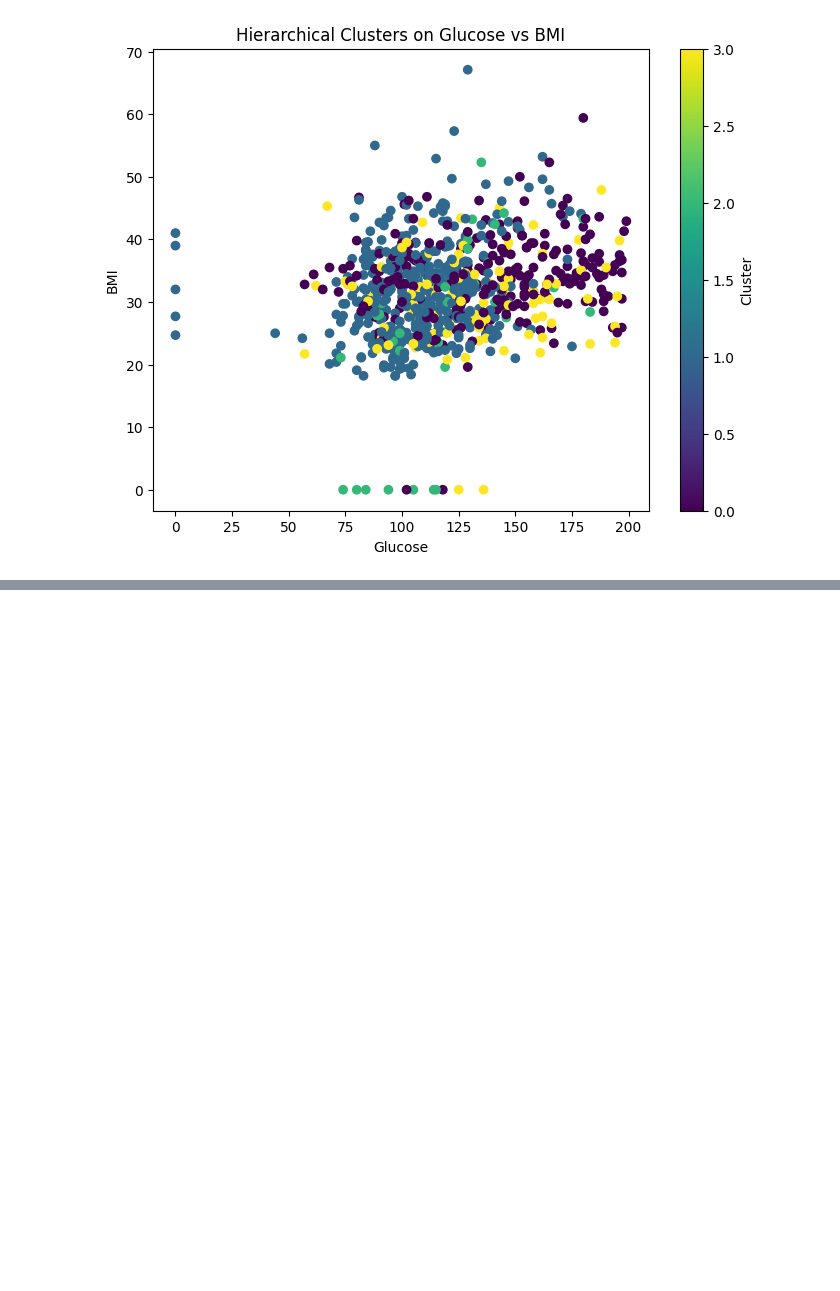
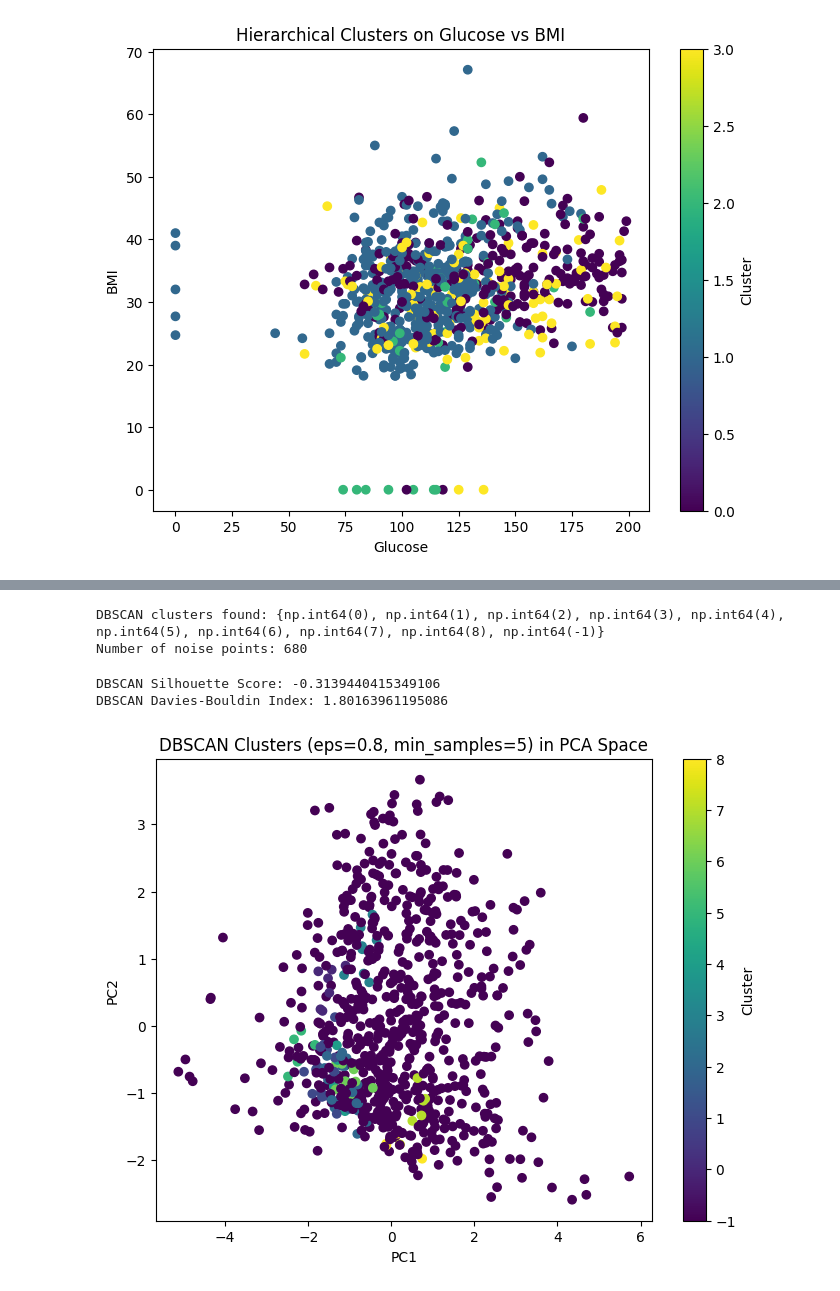
Before and after one commit to mayoayileka09/Diabetes_ML_Analysis, a Jupyter notebook: notebooks/Notebook.ipynb, the cells around one changed output, grey strips where cells are left out. Cells and saved outputs as stored; diff of their text form; code cells hidden in the pictures; blank space fills up the shorter version.

```diff
--- a/notebooks/Notebook.ipynb
+++ b/notebooks/Notebook.ipynb
@@ -265,0 +266,41 @@ eps=0.7, min_samples=10, clusters=1, outliers=768, silhouette=None, dbi=None
+# %%
+best_eps = 0.8
+best_min_samples = 5
+
+dbscan = DBSCAN(eps=best_eps, min_samples=best_min_samples)
+db_labels = dbscan.fit_predict(X)
+
+df_processed["dbscan_cluster"] = db_labels
+
+unique_clusters = set(db_labels)
+print("DBSCAN clusters found:", unique_clusters)
+print("Number of noise points:", np.sum(db_labels == -1))
+# %% [output]
+DBSCAN clusters found: {np.int64(0), np.int64(1), np.int64(2), np.int64(3), np.int64(4), np.int64(5), np.int64(6), np.int64(7), np.int64(8), np.int64(-1)}
+Number of noise points: 680
+# %%
+if len(unique_clusters) > 1 and np.sum(db_labels != -1) > 0:
+    sil_score_db = silhouette_score(X, db_labels)
+    db_index_dbscan = davies_bouldin_score(X, db_labels)
+else:
+    sil_score_db = None
+    db_index_dbscan = None
+
+print("DBSCAN Silhouette Score:", sil_score_db)
+print("DBSCAN Davies-Bouldin Index:", db_index_dbscan)
+# %% [output]
+DBSCAN Silhouette Score: -0.3139440415349106
+DBSCAN Davies-Bouldin Index: 1.80163961195086
+# %%
+pca = PCA(n_components=2)
+X_pca = pca.fit_transform(X)
+
+plt.figure(figsize=(8,6))
+scatter = plt.scatter(X_pca[:, 0], X_pca[:, 1], c=db_labels, cmap="viridis")
+plt.title(f"DBSCAN Clusters (eps={best_eps}, min_samples={best_min_samples}) in PCA Space")
+plt.xlabel("PC1")
+plt.ylabel("PC2")
+plt.colorbar(scatter, label="Cluster")
+plt.show()
+# %% [output]
+[figure, added]
```
Also changed, not shown: parts of 7 cells of this notebook.
